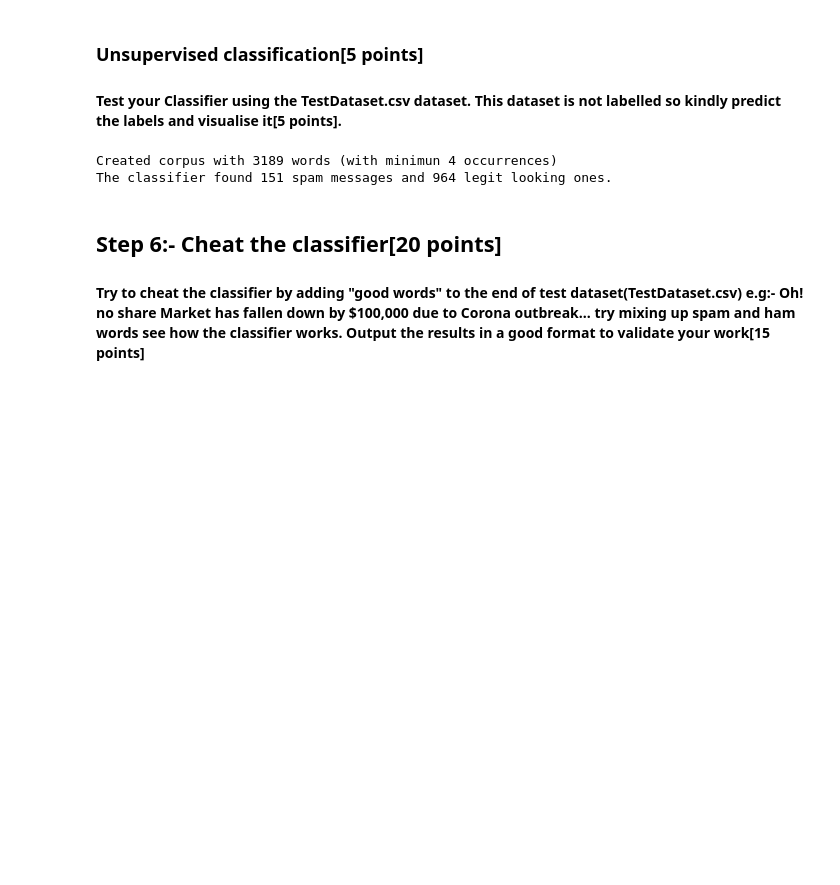
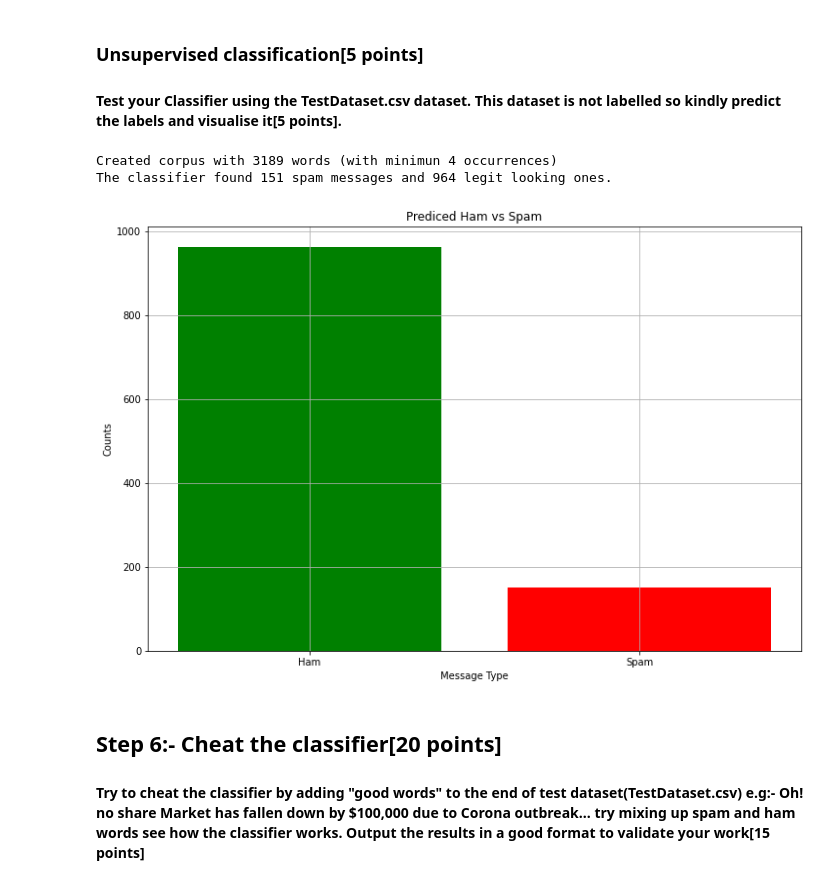
Before and after one commit to malwaru/Awesome-MachineLearning, a Jupyter notebook: ML_Assignment_02/Naive_Bayes.ipynb, the cells around one changed output. Cells and saved outputs as stored; diff of their text form; code cells hidden in the pictures; blank space fills up the shorter version.

```diff
--- a/ML_Assignment_02/Naive_Bayes.ipynb
+++ b/ML_Assignment_02/Naive_Bayes.ipynb
@@ -586,30 +631,40 @@ is ham  |     0.021 |    0.845 |
 # %%
 spam_filter = SpamFilter()
 spam_filter.fit(cleaned_data, show_output=False, min_occurrences=4)
 
-raw_data = []
+raw_data_unsuper = []
 with open("TestDataset.csv", "r") as f:
     reader = csv.reader(f)
     next(reader)
-    raw_data = [row[0] for row in reader]
+    raw_data_unsuper = [row[0] for row in reader]
 
 count_spam = 0
 count_ham = 0
 
 spam_messages = []
 
-for text in raw_data:
+for text in raw_data_unsuper:
     pred = spam_filter.predict(text, biased=False)
     if pred == "spam":
         count_spam += 1
         spam_messages.append(text)
+
     else:
         count_ham += 1
 
 print(f"The classifier found {count_spam} spam messages and {count_ham} legit looking ones.")
+
+figure_unsuper=plt.figure(figsize=(12,8))
+ax1=figure_unsuper.add_subplot(111)
+ax1.bar(["Ham","Spam"],[count_ham,count_spam],color=['green', 'red'])
+ax1.set(title="Prediced Ham vs Spam",ylabel="Counts",xlabel="Message Type")
+
+ax1.grid()
+plt.show()
 # %% [output]
 Created corpus with 3189 words (with minimun 4 occurrences)
 The classifier found 151 spam messages and 964 legit looking ones.
+[figure, added]
 # %% [markdown]
 ## Step 6:- Cheat the classifier[20 points]
 
```
Also changed, not shown: parts of 5 cells of this notebook.
